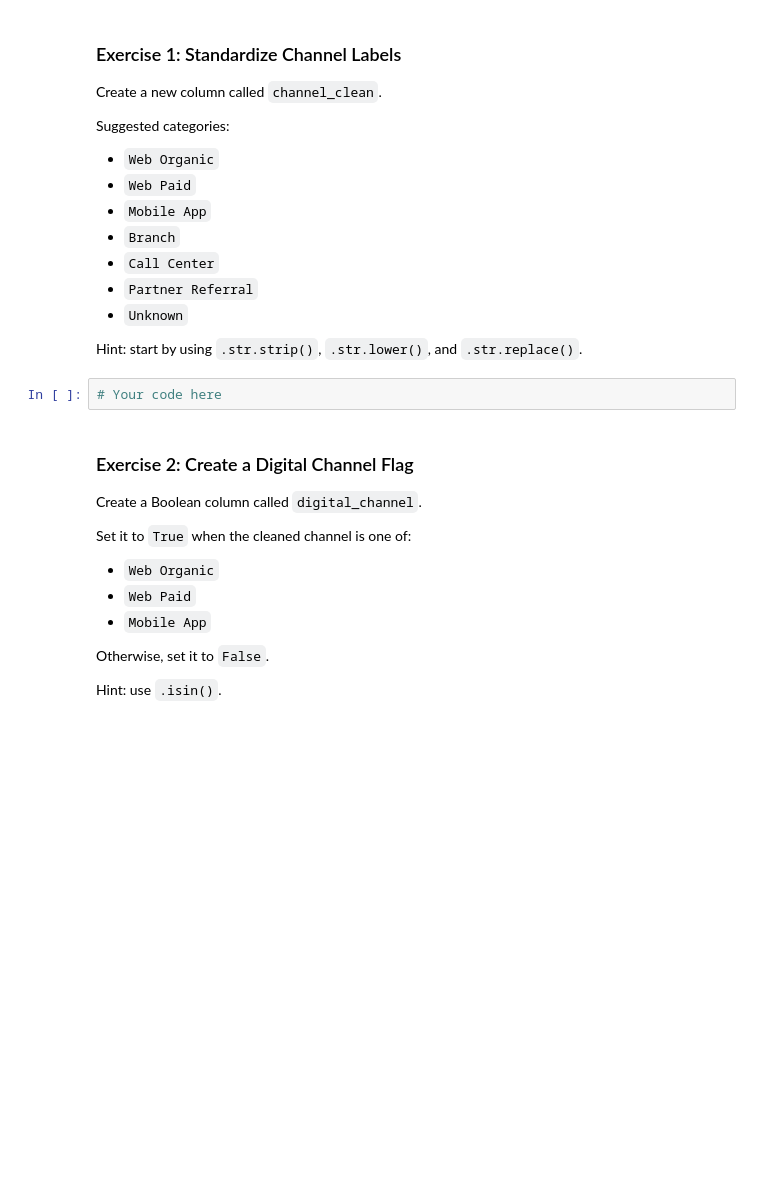
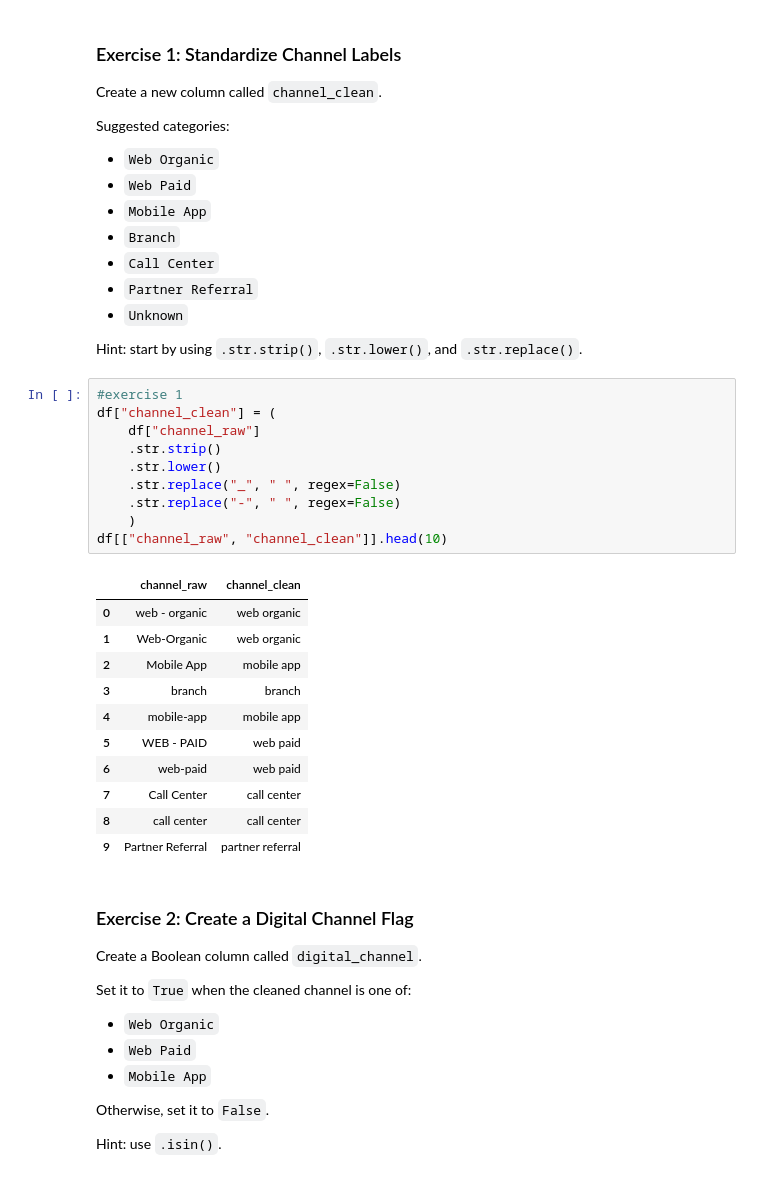
Before and after one commit to Microdrig1/BAN6003week05-06-pandas-transformation-MERodriguez, a Jupyter notebook: notebooks/module6_string_categorical_guided_lab.ipynb, the cells around one changed output. Drawn from its saved outputs; the diff is of its cells as text; blank space fills up the shorter version.

```diff
--- a/notebooks/module6_string_categorical_guided_lab.ipynb
+++ b/notebooks/module6_string_categorical_guided_lab.ipynb
@@ -508,7 +605,27 @@ Suggested categories:
 
 Hint: start by using `.str.strip()`, `.str.lower()`, and `.str.replace()`.
 # %%
-# Your code here
+#exercise 1
+df["channel_clean"] = (
+    df["channel_raw"]
+    .str.strip()
+    .str.lower()
+    .str.replace("_", " ", regex=False)
+    .str.replace("-", " ", regex=False)
+    )
+df[["channel_raw", "channel_clean"]].head(10)
+# %% [output]
+|  | channel_raw | channel_clean |
+| 0 | web - organic | web organic |
+| 1 | Web-Organic | web organic |
+| 2 | Mobile App | mobile app |
+| 3 | branch | branch |
+| 4 | mobile-app | mobile app |
+| 5 | WEB - PAID | web paid |
+| 6 | web-paid | web paid |
+| 7 | Call Center | call center |
+| 8 | call center | call center |
+| 9 | Partner Referral | partner referral |
 # %% [markdown]
 ### Exercise 2: Create a Digital Channel Flag
 
```
Also changed, not shown: parts of 11 cells of this notebook, 1 other file.
